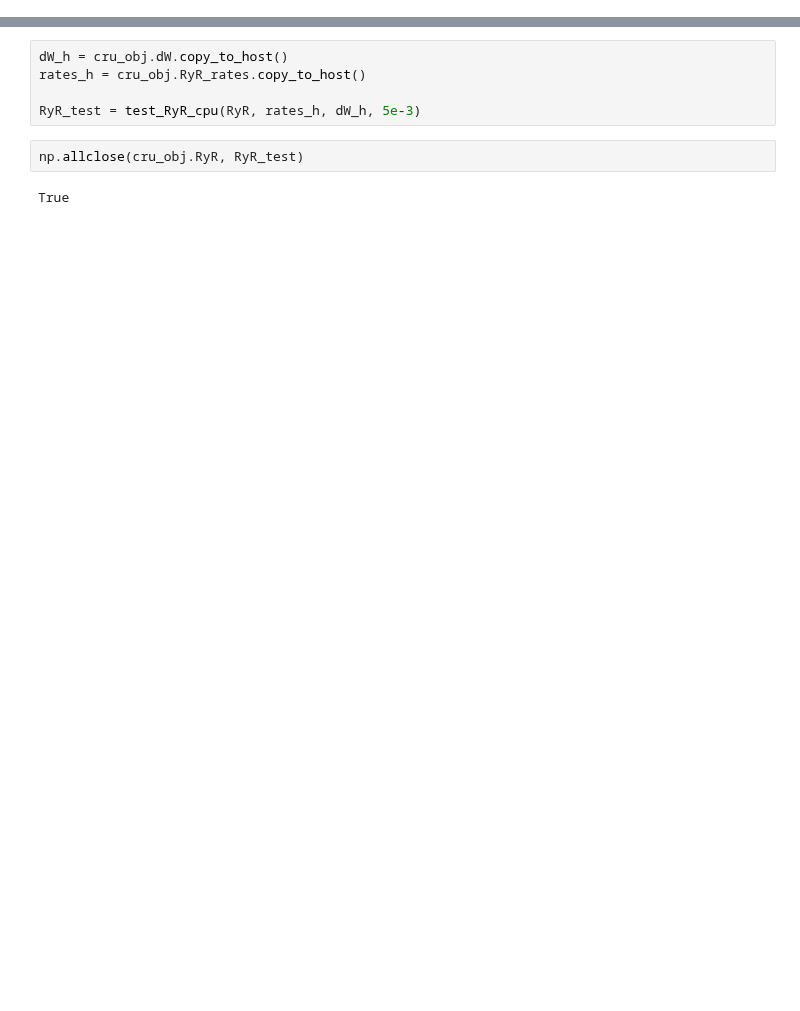
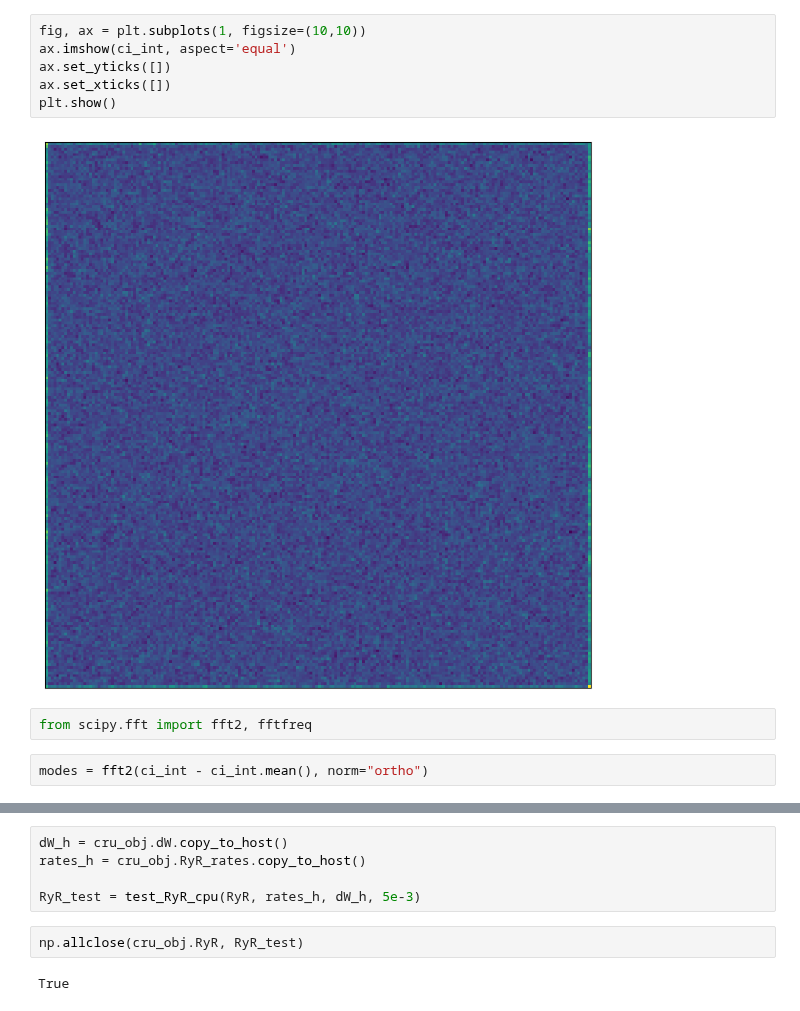
Before and after one commit to lukeoloughlin/GW-model, a Jupyter notebook: src/restrepo/test.ipynb, the cells around one changed output, grey strips where cells are left out. Drawn from its saved outputs; the diff is of its cells as text; blank space fills up the shorter version.

```diff
--- a/src/restrepo/test.ipynb
+++ b/src/restrepo/test.ipynb
@@ -62,0 +42,12 @@ array([[[9.52411890e-01, 3.55600491e-02, 0.00000000e+00, 1.20281382e-02],
+# %%
+fig, ax = plt.subplots(1, figsize=(10,10))
+ax.imshow(ci_int, aspect='equal')
+ax.set_yticks([])
+ax.set_xticks([])
+plt.show()
+# %% [output]
+[figure, added]
+# %%
+from scipy.fft import fft2, fftfreq
+# %%
+modes = fft2(ci_int - ci_int.mean(), norm="ortho")
```
Also changed, not shown: parts of 17 cells of this notebook, 7 other files.
